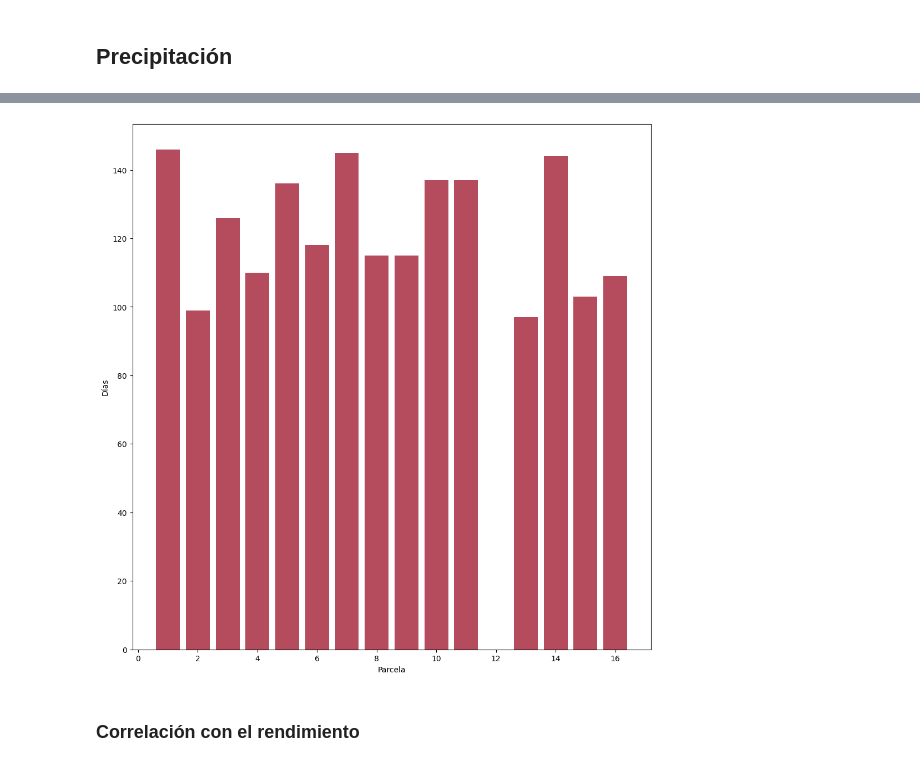
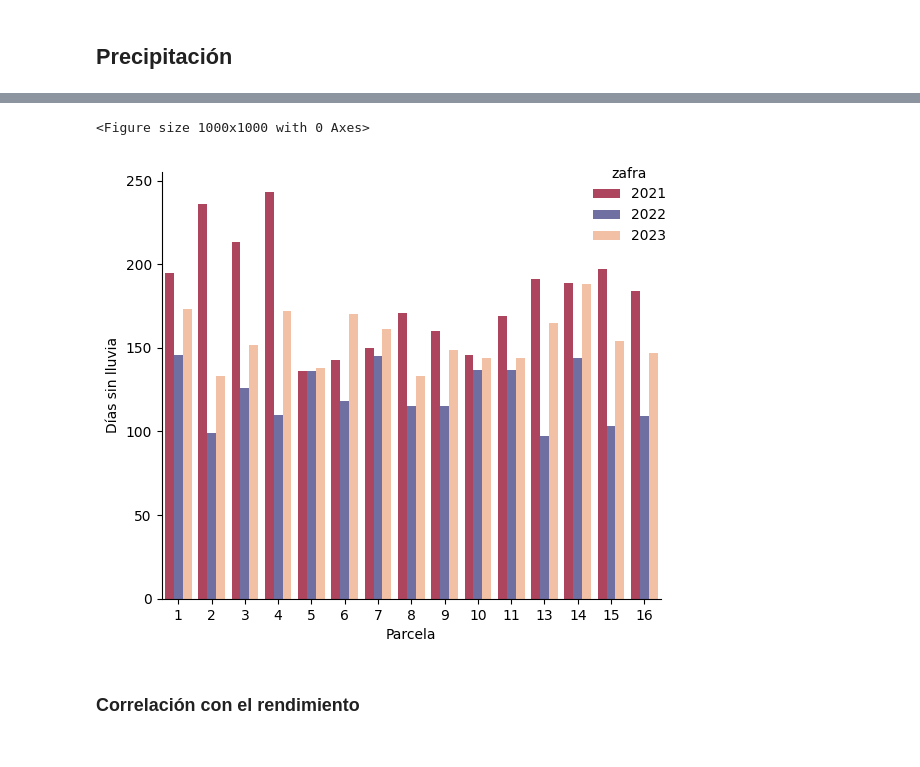
Before and after one commit to VivaldoGP/Tesis, a Jupyter notebook: results/histogramas/Histogramas.ipynb, the cells around one changed output, grey strips where cells are left out. Drawn from its saved outputs; the diff is of its cells as text; code cells hidden in the pictures.

```diff
--- a/results/histogramas/Histogramas.ipynb
+++ b/results/histogramas/Histogramas.ipynb
@@ -10,3 +11,5 @@ from pathlib import PurePath
 # %%
+z21_dir = r'data/zafra2021'
 z22_dir = r'data/zafra2022'
+z23_dir = r'data/zafra2023'
 # %%
@@ -27,2 +63,2 @@ for i in os.listdir(z22_dir):
 # %%
-hist_df
+hist_df = pd.concat([hist_df_21, hist_df_22, hist_df_23])
@@ -46,13 +85,15 @@ hist_df
 # %%
 plt.figure(figsize=(10, 10))
-plt.bar(hist_df['Parcela'], hist_df['No_lluvia'], color=(150/255, 0, 24/255), alpha=0.7)
+a = sns.catplot(data=hist_df, x='Parcela', y='No_lluvia', kind='bar', hue='zafra', legend='auto', palette=sns.color_palette(['#BE3455', '#6667AB', '#FFBE98']))
 plt.tight_layout()
 plt.xlabel('Parcela')
-plt.ylabel('Días')
-plt.savefig('../../tesis_img/sueltas/dias_no_lluvia_22.pdf', dpi=100)
+plt.ylabel('Días sin lluvia')
+sns.move_legend(a, loc='upper right')
+#plt.savefig('../../tesis_img/sueltas/dias_no_lluvia_all.pdf', dpi=150)
 plt.show()
 # %% [output]
+<Figure size 1000x1000 with 0 Axes>
-[figure, old version]
+[figure, new version]
 # %% [markdown]
 ### Correlación con el rendimiento
 # %%
```
Also changed, not shown: parts of 12 cells of this notebook, 1 other file.
